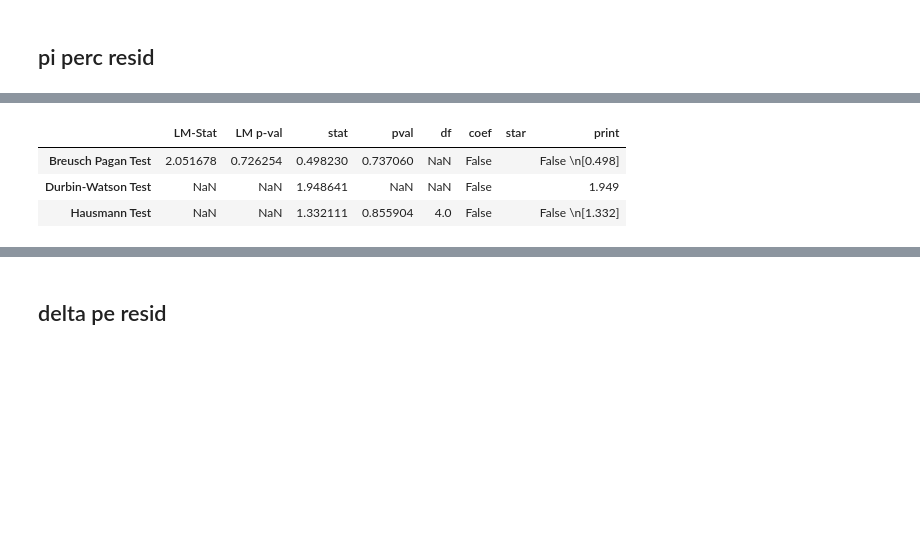
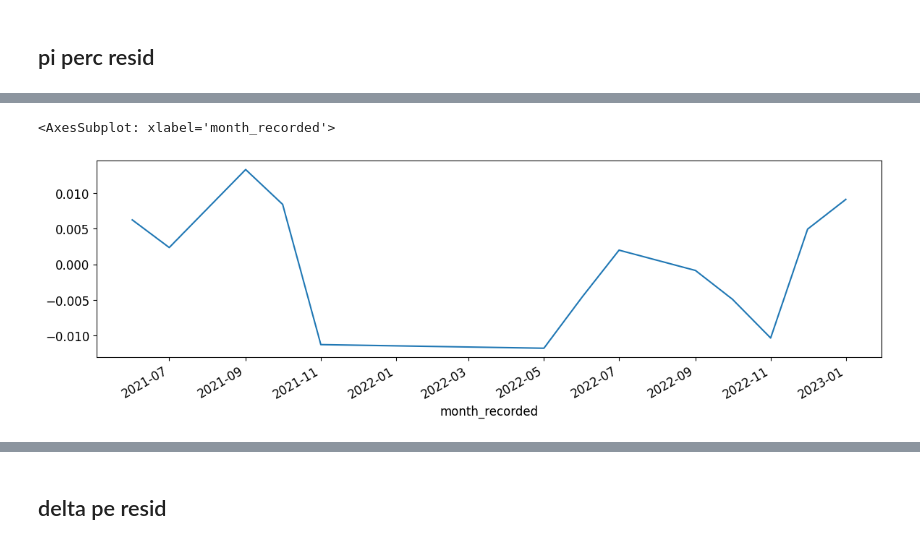
Before and after one commit to lukasgrahl/memoire2, a Jupyter notebook: notebooks/03-analysis_pols.ipynb, the cells around one changed output, grey strips where cells are left out. Drawn from its saved outputs; the diff is of its cells as text; code cells hidden in the pictures; blank space fills up the shorter version.

```diff
--- a/notebooks/03-analysis_pols.ipynb
+++ b/notebooks/03-analysis_pols.ipynb
@@ -274,10 +262,8 @@ name, i = dep_col[0], 1
 while (name in dict_fe_test_res.keys()) == True:
     name += str(i)
 dict_fe_test_res[name] = pols_get_test_res(m_fe41, m_re4, sub, cols)['print']
-# %%
-pols_get_test_res(m_fe41, m_re4, sub, cols)
-# %% [output]
-|  | LM-Stat | LM p-val | stat | pval | df | coef | star | print |
-| Breusch Pagan Test | 2.051678 | 0.726254 | 0.498230 | 0.737060 | NaN | False |  | False \n[0.498] |
-| Durbin-Watson Test | NaN | NaN | 1.948641 | NaN | NaN | False |  | 1.949 |
-| Hausmann Test | NaN | NaN | 1.332111 | 0.855904 | 4.0 | False |  | False \n[1.332] |
+# %%
+m_fe41.resids.unstack().describe().loc['mean'].sort_index().plot()
+# %% [output]
+<AxesSubplot: xlabel='month_recorded'>
+[figure, added]
```
Also changed, not shown: parts of 11 cells of this notebook, 1 other file.
